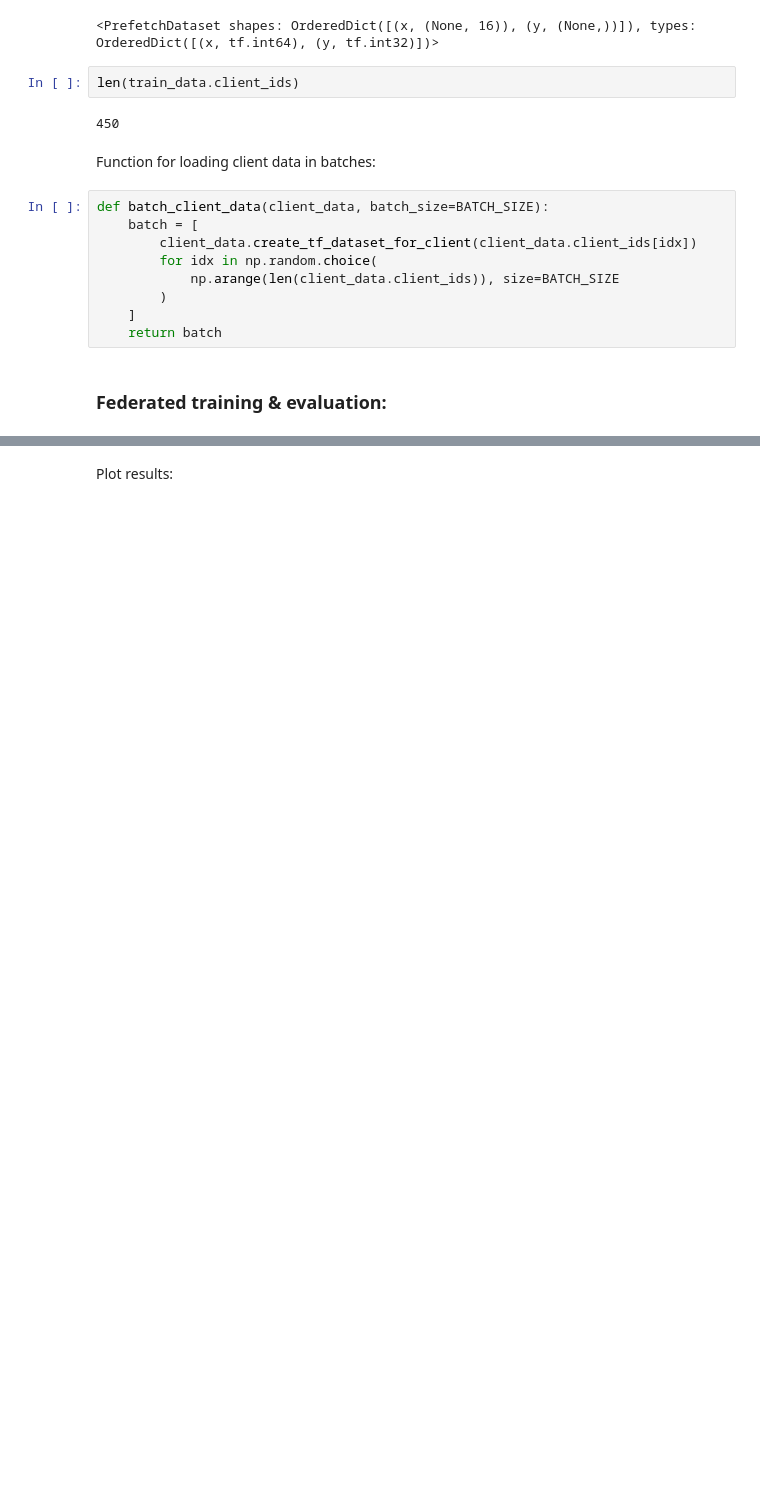
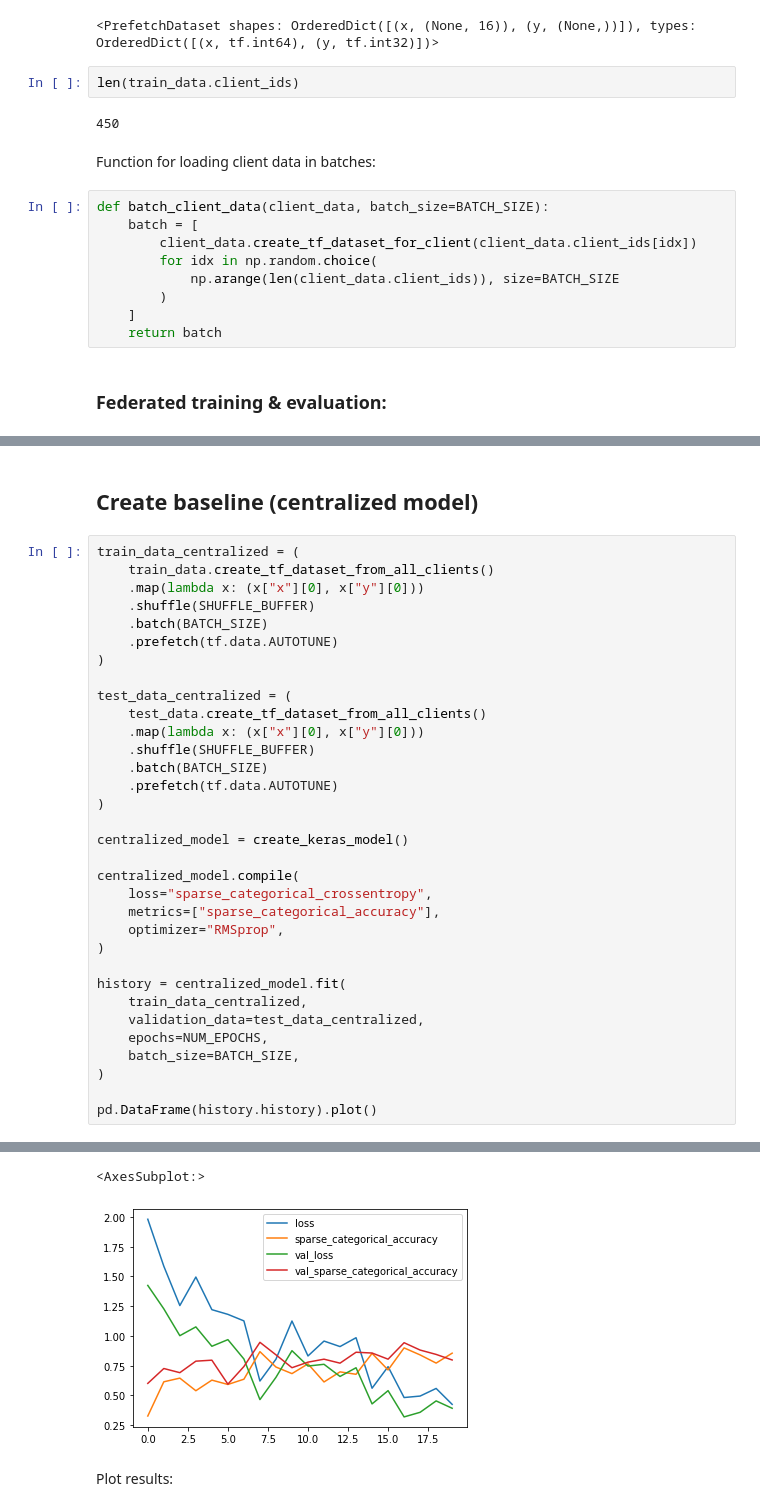
Before and after one commit to City-of-Helsinki/ml_federated_customer_journey, a Jupyter notebook: 01_model.ipynb, the cells around one changed output, grey strips where cells are left out. Saved outputs shown, nothing was run; the diff lists cells and outputs as text; blank space fills up the shorter version.

```diff
--- a/01_model.ipynb
+++ b/01_model.ipynb
@@ -343,0 +344,36 @@ Wall time: 2min 40s
+# %% [markdown]
+## Create baseline (centralized model)
+# %%
+train_data_centralized = (
+    train_data.create_tf_dataset_from_all_clients()
+    .map(lambda x: (x["x"][0], x["y"][0]))
+    .shuffle(SHUFFLE_BUFFER)
+    .batch(BATCH_SIZE)
+    .prefetch(tf.data.AUTOTUNE)
+)
+
+test_data_centralized = (
+    test_data.create_tf_dataset_from_all_clients()
+    .map(lambda x: (x["x"][0], x["y"][0]))
+    .shuffle(SHUFFLE_BUFFER)
+    .batch(BATCH_SIZE)
+    .prefetch(tf.data.AUTOTUNE)
+)
+
+centralized_model = create_keras_model()
+
+centralized_model.compile(
+    loss="sparse_categorical_crossentropy",
+    metrics=["sparse_categorical_accuracy"],
+    optimizer="RMSprop",
+)
+
+history = centralized_model.fit(
+    train_data_centralized,
+    validation_data=test_data_centralized,
+    epochs=NUM_EPOCHS,
+    batch_size=BATCH_SIZE,
+)
+
+pd.DataFrame(history.history).plot()
+# %% [output]
@@ -344,3 +397,5 @@ Wall time: 2min 40s
+<AxesSubplot:>
+[figure, added]
 # %% [markdown]
 Plot results:
 # %%
```
Also changed, not shown: parts of 6 cells of this notebook.
